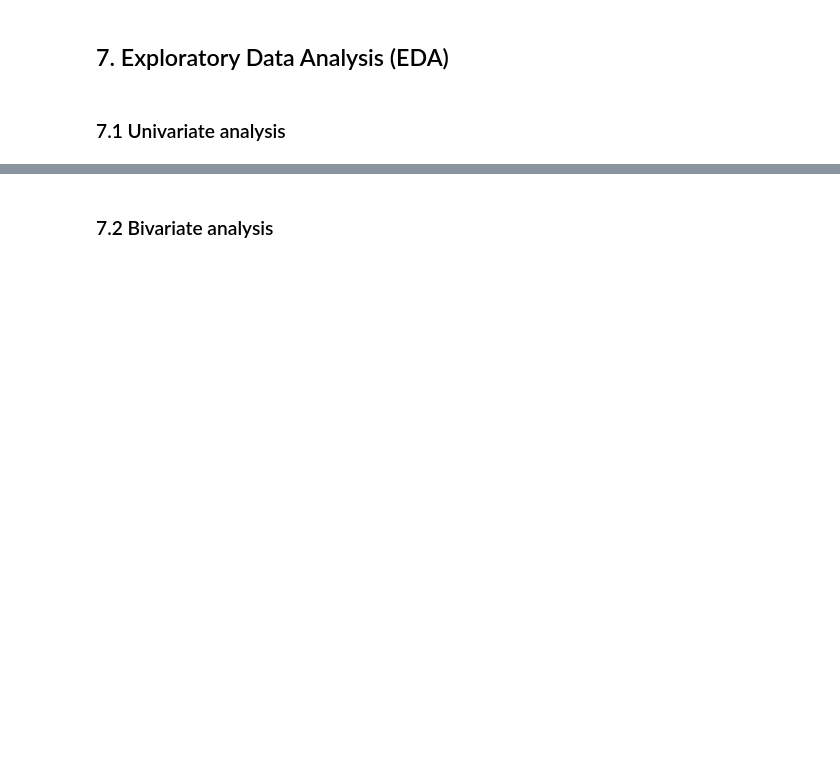
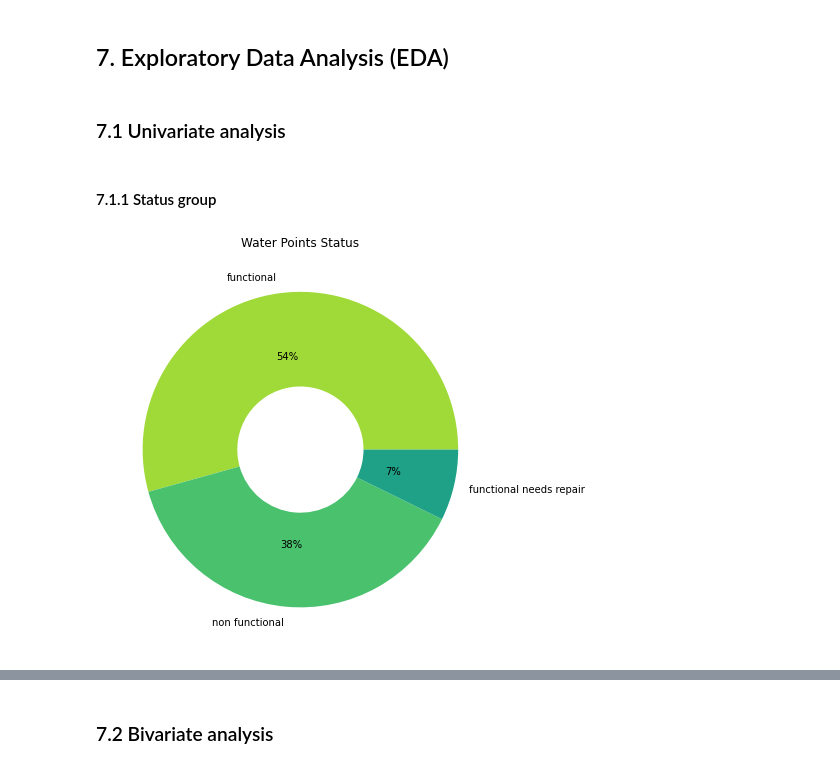
Before and after one commit to Henry-Njoroge/project_tanzania_water_wells, a Jupyter notebook: Notebooks/project_predicting_water_well_functionality_in_tanzania.ipynb, the cells around one changed output, grey strips where cells are left out. Saved outputs shown, nothing was run; the diff lists cells and outputs as text; code cells hidden in the pictures; blank space fills up the shorter version.

```diff
--- a/Notebooks/project_predicting_water_well_functionality_in_tanzania.ipynb
+++ b/Notebooks/project_predicting_water_well_functionality_in_tanzania.ipynb
@@ -202,0 +711,3 @@ waterpoint_type_group
+# %%
+# to drop the recorded_by, and date_recorded column
+df1.drop(columns=["recorded_by", "date_recorded"], axis=1, inplace=True)
@@ -202,0 +875,3 @@ waterpoint_type_group
+# %%
+# drop extraction_type_group
+df1.drop(columns="extraction_type_group", axis=1, inplace=True)
@@ -202,0 +1041,15 @@ waterpoint_type_group
+# %%
+
+# creating a decade column
+df1["decade"] = pd.cut(df1["construction_year"], bins=[1960, 1970, 1980, 1990, 2000, 2010, 2020],
+                                               labels=['1960s', '1970s', '1980s', '1990s', '2000s', '2010s'], right=False)
+
+
+# construction year "0"
+df1["decade"] = np.where(df1["construction_year"]== 0, "0", df1["decade"])
+
+#  decade order
+decade_order = ['1960s', '1970s', '1980s', '1990s', '2000s', '2010s', '0']
+
+# checking if the decade column has been created and is correctly binned
+df1["decade"].value_counts()
@@ -202,0 +1070,9 @@ waterpoint_type_group
+# %%
+# dropping additional columns
+
+additional_columns_to_drop = ['wpt_name', "region_code", "district_code","waterpoint_type_group" , "payment",
+                                "quality_group","quantity","source_type", "lga", "ward", "num_private", "id"]
+# does not add value to determining the well functionality.
+# we already have the region column, therefore drop region_code, and district_code
+# "num_private" - majority have zero values, hence dropping the column
+df1.drop(columns=additional_columns_to_drop, axis=1, inplace=True)
@@ -204,3 +1090,21 @@ waterpoint_type_group
 ## 7. Exploratory Data Analysis (EDA)
 # %% [markdown]
 ### 7.1 Univariate analysis
+# %% [markdown]
+#### 7.1.1 Status group
+# %%
+# sorting status_group value_counts in ascending
+status = df1["status_group"].value_counts(ascending=False)
+
+status
+
+label = ["functional", "non functional", "functional needs repair"]
+
+# plot pie chat
+plt.figure(figsize=(16, 6))
+color = sns.color_palette("viridis_r")
+plt.pie(status, labels=label, autopct="%.0f%%", wedgeprops=dict(width=.6), colors=color, explode=(0.0,0.0,0.0))
+plt.title('Water Points Status', fontsize=12)
+plt.tight_layout();
+# %% [output]
+[figure, added]
```
Also changed, not shown: parts of 226 cells of this notebook, 2 other files.
